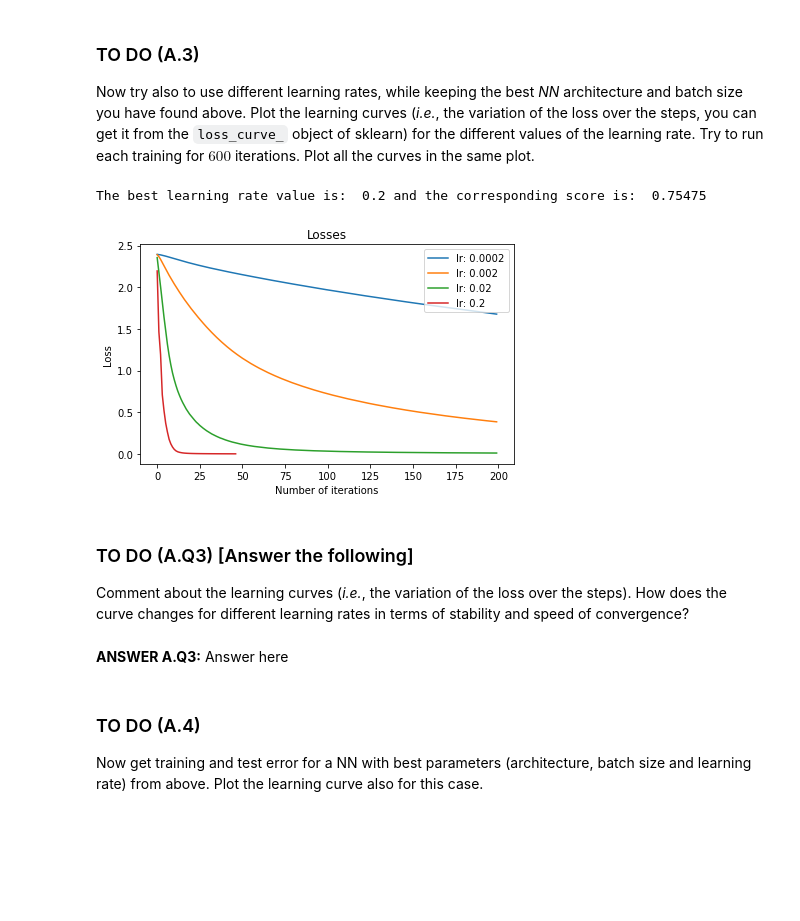
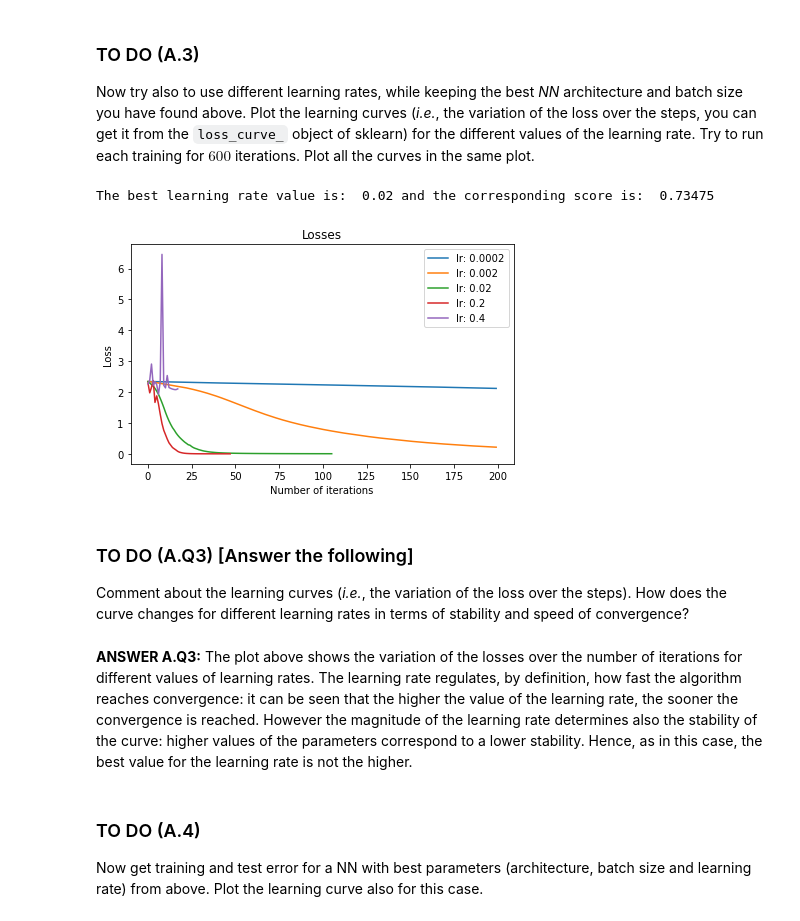
Before and after one commit to LauraRavagnani/Machine_Learning23-24, a Jupyter notebook: 4. Homework 4 and Lab 4-20231212/Ravagnani_Laura_LAB04.ipynb, the cells around one changed output. Saved outputs shown, nothing was run; the diff lists cells and outputs as text; code cells hidden in the pictures; blank space fills up the shorter version.

```diff
--- a/4. Homework 4 and Lab 4-20231212/Ravagnani_Laura_LAB04.ipynb
+++ b/4. Homework 4 and Lab 4-20231212/Ravagnani_Laura_LAB04.ipynb
@@ -223,7 +223,7 @@ Now split into training and test. We start with a small training set of $600$ sa
 # %%
 # Random permute the data (both train and test set) and split into training and
 # test taking the first 600 data samples as training and the rests as test
-# ADD YOUR CODE HERE
+
 perm = np.random.permutation(x.shape[0])    # permutated indices
 
 x = x[perm]     # permutated data
@@ -234,15 +234,15 @@ m_test = 4000
 
 # take for training set only the first 600 entries
 x_train = x[range(m_train),]
-y_train = y[range(m_train),]
+y_train = y[range(m_train)]
 
 # take for test set the next 4000 entries
 x_test = x[range(m_train, m_train + m_test),]
-y_test = y[range(m_train, m_train + m_test),]
+y_test = y[range(m_train, m_train + m_test)]
 
 # Print the number of unique labels (with the correspondent
 # frequency) in the training set and in the test set
-# ADD YOUR CODE HERE
+
 labels_train, freqs_train = np.unique(y_train, return_counts = True)
 labels_test, freqs_test = np.unique(y_test, return_counts = True)
 
@@ -289,19 +289,16 @@ You can reduce the number of iterations if the running time is too long on your
 # %%
 # These are sample values but feel free to change them as you like,
 # try to experiment with different sizes!!
-parameters = {'hidden_layer_sizes': [(10,), (20,), (40,), (20,20,), (40,20,10)]}
+parameters = {'hidden_layer_sizes': [(10,), (40,20), (50, 50, 50), (10, 10,10), (10,30,50)]}
 
 # Create a MLP classifier using scikit-learn
-# ADD YOUR CODE HERE
 classifier = MLPClassifier(max_iter = 200, alpha = 1e-4, solver = 'sgd', tol = 1e-4, learning_rate_init = 0.1, random_state = ID)
 
 # Perform a grid search varying over the given parameters
-# ADD YOUR CODE HERE
 grid = GridSearchCV(classifier, parameters, cv = 5)
 grid.fit(x_train, y_train)
 
 # Print the best estimator parameters
-# ADD YOUR CODE HERE
 best_parameters = grid.best_params_['hidden_layer_sizes']
 print('The best estimator parameters are:', best_parameters)
 # %% [output]
@@ -344,41 +341,36 @@ Keep in mind that to use the `time()` function we need to import the `time` libr
 # %%
 # Define the list of hidden layer sizes to try out (feel free to change)
 # Define also the labels for the plot
-hl_sizes = [(10,), (20,), (40,), (20,20,), (30,30,20)]
+hl_sizes = [(10,), (40,20), (50, 50, 50), (10, 10,10), (10,30,50)]
 hl_labels = [param_count(t, x_train, y_train) for t in hl_sizes]
 
 # Train the MLPs with the different hidden layers sizes and get the accuracies
-s_time = time()  # start time
+#s_time = time()  # start time
 train_acc_list, test_acc_list = [], []  # lists for saving accuracies (train and test)
 
 for hl_size in hl_sizes:
-    print(f"Training MLP of size {hl_size[0]} ...")
+    print(f"Training MLP of size {hl_size} ...")
 
     # Define the MLP object
-    # ADD YOUR CODE HERE
     classifier = MLPClassifier(hidden_layer_sizes = hl_size, max_iter = 200, alpha = 1e-4, solver = 'sgd', tol = 1e-4, learning_rate_init = 0.1, random_state = ID)
-
     # Train the MLP
-    # ADD YOUR CODE HERE
     start_time = time()
     classifier.fit(x_train, y_train)
+    elapsed_time = time() - start_time
+
     classifier.predict(x_test)
-    elapsed_time = time() - start_time
 
     train_acc = classifier.score(x_train, y_train)
     test_acc = classifier.score(x_test, y_test)
+
     # Save the accuracies in the correct lists
-    # ADD YOUR CODE HERE
     train_acc_list.append(train_acc)
     test_acc_list.append(test_acc)
 
     # Print the time needed for training
-    # ADD YOUR CODE HERE
     print(elapsed_time)
 
 # Plot the train and test and train accuracies
 # Suggestions: use the plot_accuracies function
-# ADD YOUR CODE HERE
-
 plot_accuracies([train_acc_list, test_acc_list], [hl_labels, hl_labels], ['Train accuracies', 'Test accuracies'])
 # %% [output]
@@ -405,53 +399,47 @@ Comment about the training and test accuracies referring to the discussion on un
 Now try also to use different learning rates, while keeping the best *NN* architecture and batch size you have found above. Plot the learning curves (*i.e.*, the variation of the loss over the steps, you can get it from the `loss_curve_` object of sklearn) for the different values of the learning rate. Try to run each training for $600$ iterations. Plot all the curves in the same plot.
 # %%
 # Define the list of learning rate to try out (feel free to change)
-lr_list = [0.0002, 0.002, 0.02, 0.2]
+lr_list = [0.0002, 0.002, 0.02, 0.2, 0.4]
 
 # Train the MLPs with the different lerning rates
 scores = {}  # dictionary for saving the scores
 losses = {}  # dictionary for saving losses
 
 # Get the best hidden layer sizes and batch size from the previous MLPs
-# ADD YOUR CODE HERE
 hidden_layer_size = best_parameters
 
 for lr in lr_list:
     # Define the MLP object
-    # ADD YOUR CODE HERE
     classifier = MLPClassifier(hidden_layer_sizes = hidden_layer_size, max_iter = 200, alpha = 1e-4, solver = 'sgd', tol = 1e-4, learning_rate_init = lr, random_state = ID)
 
     # Train the MLP
-    # ADD YOUR CODE HERE
     classifier.fit(x_train, y_train)
 
     # Save the score and the loss in the correct dictionary
-    # ADD YOUR CODE HERE
     score = classifier.score(x_test, y_test)
     loss = classifier.loss_curve_
 
     scores.update({lr:score})
     losses.update({lr:loss})
 
 # Print the best learning rate value and the corresponding score
-# ADD YOUR CODE HERE
 list_scores = list(scores.values())
 list_keys = list(scores.keys())
 
 print('The best learning rate value is: ', list_keys[np.argmax(list_scores)], 'and the corresponding score is: ', list_scores[np.argmax(list_scores)])
 
 # Plot the losses
 # Suggestions: use the plot_loss function
-# ADD YOUR CODE HERE
 plot_loss(losses)
 # %% [output]
-The best learning rate value is:  0.2 and the corresponding score is:  0.75475
+The best learning rate value is:  0.02 and the corresponding score is:  0.73475
-[figure, old version]
+[figure, new version]
 # %% [markdown]
 ### TO DO (A.Q3) [Answer the following]
 
 Comment about the learning curves (*i.e.*, the variation of the loss over the steps). How does the curve changes for different learning rates in terms of stability and speed of convergence?
-# %% [markdown]
-**ANSWER A.Q3:** Answer here
+# %% [markdown]
+**ANSWER A.Q3:** The plot above shows the variation of the losses over the number of iterations for different values of learning rates. The learning rate regulates, by definition, how fast the algorithm reaches convergence: it can be seen that the higher the value of the learning rate, the sooner the convergence is reached. However the magnitude of the learning rate determines also the stability of the curve: higher values of the parameters correspond to a lower stability. Hence, as in this case, the best value for the learning rate is not the higher.
 # %% [markdown]
 ### TO DO (A.4)
 
```
Also changed, not shown: parts of 15 cells of this notebook.
